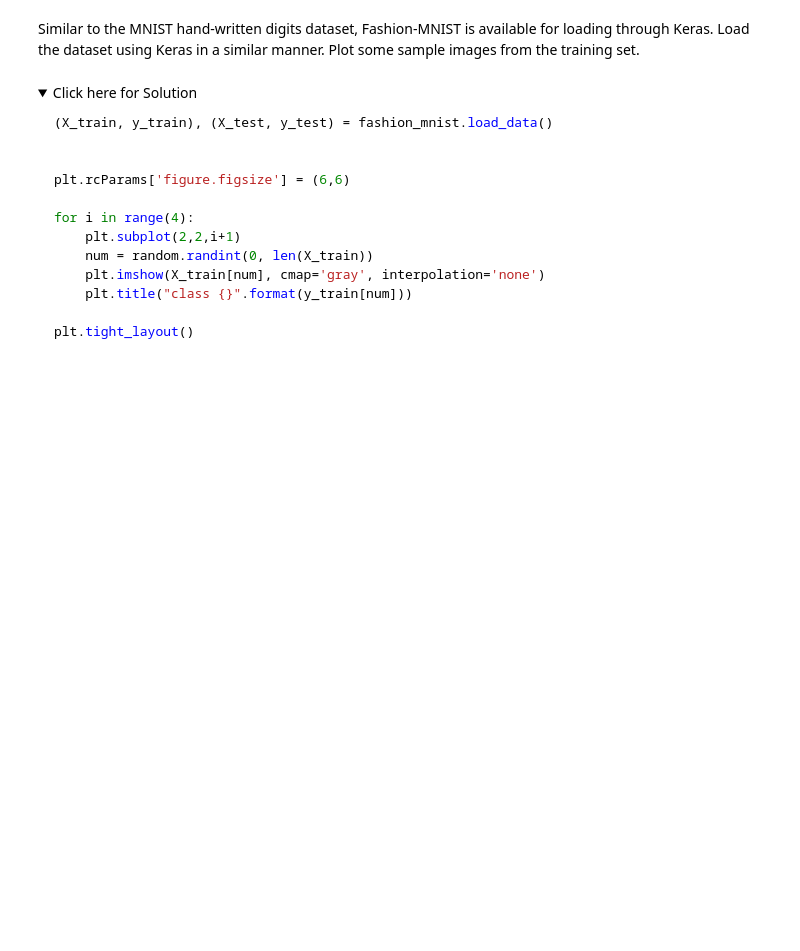
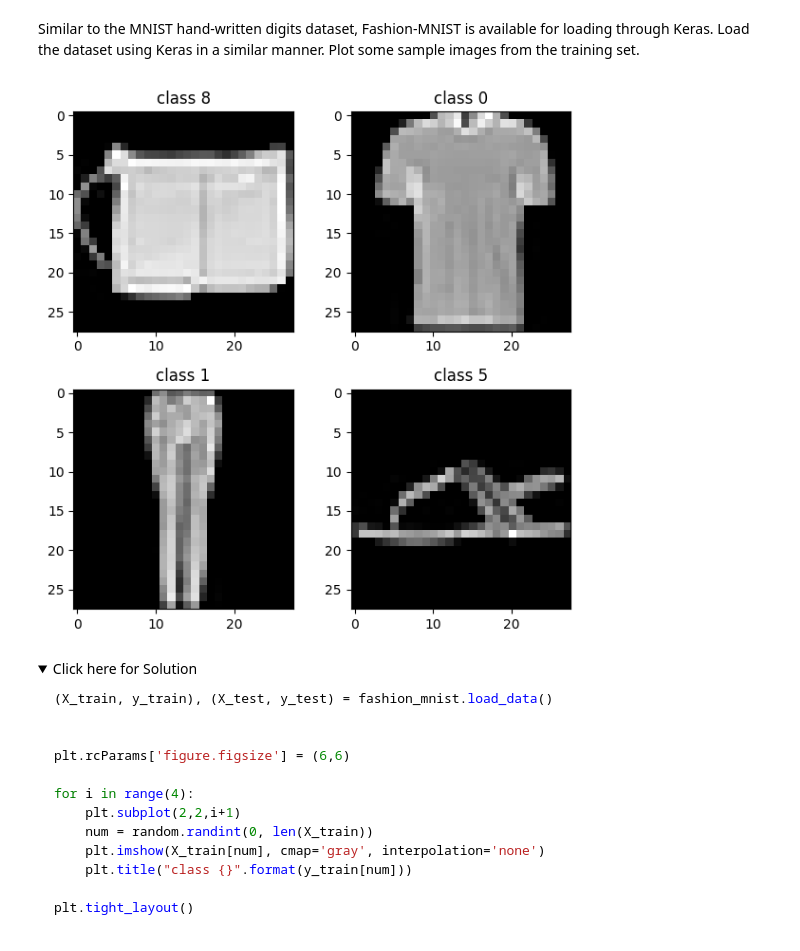
Before and after one commit to MassGH2023/Deep-Learning-and-Neural-Network, a Jupyter notebook: CategoricalCrossEntropy.ipynb, the cells around one changed output. Cells and saved outputs as stored; diff of their text form; code cells hidden in the pictures; folded sections open; blank space fills up the shorter version.

```diff
--- a/CategoricalCrossEntropy.ipynb
+++ b/CategoricalCrossEntropy.ipynb
@@ -533,6 +545,20 @@ For these exercises, we will be using the Fashion-MNIST dataset. It consists of
 Similar to the MNIST hand-written digits dataset, Fashion-MNIST is available for loading through Keras. Load the dataset using Keras in a similar manner. Plot some sample images from the training set.
 # %%
 # Enter your solution here
+(X_train, y_train), (X_test, y_test) = fashion_mnist.load_data()
+# %%
+
+plt.rcParams['figure.figsize'] = (6,6)
+
+for i in range(4):
+    plt.subplot(2,2,i+1)
+    num = random.randint(0, len(X_train))
+    plt.imshow(X_train[num], cmap='gray', interpolation='none')
+    plt.title("class {}".format(y_train[num]))
+
+plt.tight_layout()
+# %% [output]
+[figure, added]
 # %% [markdown]
 <details>
     <summary>Click here for Solution</summary>
```
Also changed, not shown: parts of 16 cells of this notebook.
